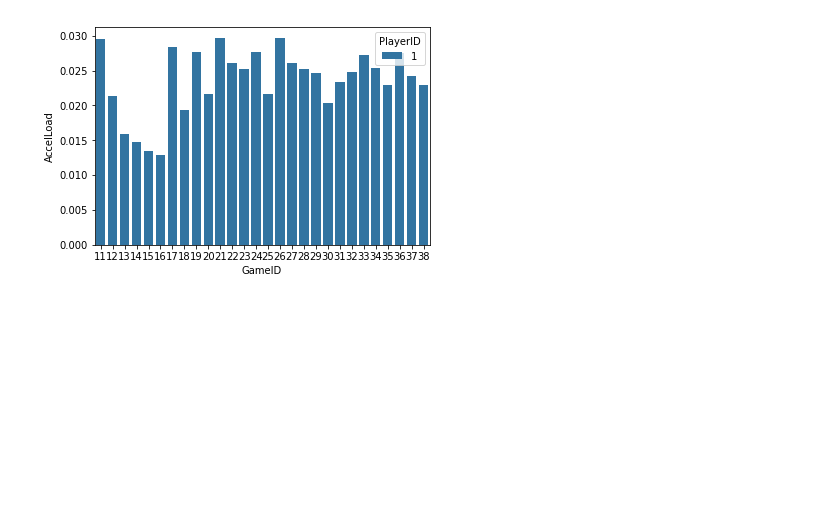
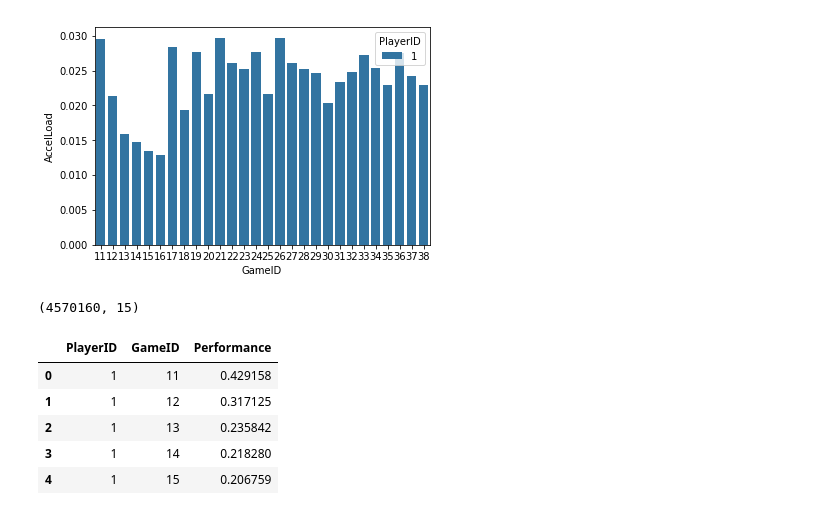
Before and after one commit to NicolasHu11/MCPY, a Jupyter notebook: gps_manipulate_yihangx.ipynb, the cells around one changed output. Saved outputs shown, nothing was run; the diff lists cells and outputs as text; code cells hidden in the pictures; blank space fills up the shorter version.

```diff
--- a/gps_manipulate_yihangx.ipynb
+++ b/gps_manipulate_yihangx.ipynb
@@ -131,0 +142,15 @@ ax = sns.barplot(x="GameID",y="AccelLoad",hue="PlayerID",data=AccelLoad)
+# %%
+df.shape
+# %% [output]
+(4570160, 15)
+# %%
+performance = df.groupby(['PlayerID', 'GameID'])['Performance'].mean()
+performance  = pd.DataFrame(data=performance).reset_index()
+performance.head()
+# %% [output]
+|  | PlayerID | GameID | Performance |
+| 0 | 1 | 11 | 0.429158 |
+| 1 | 1 | 12 | 0.317125 |
+| 2 | 1 | 13 | 0.235842 |
+| 3 | 1 | 14 | 0.218280 |
+| 4 | 1 | 15 | 0.206759 |
```
Also changed, not shown: parts of 7 cells of this notebook.
